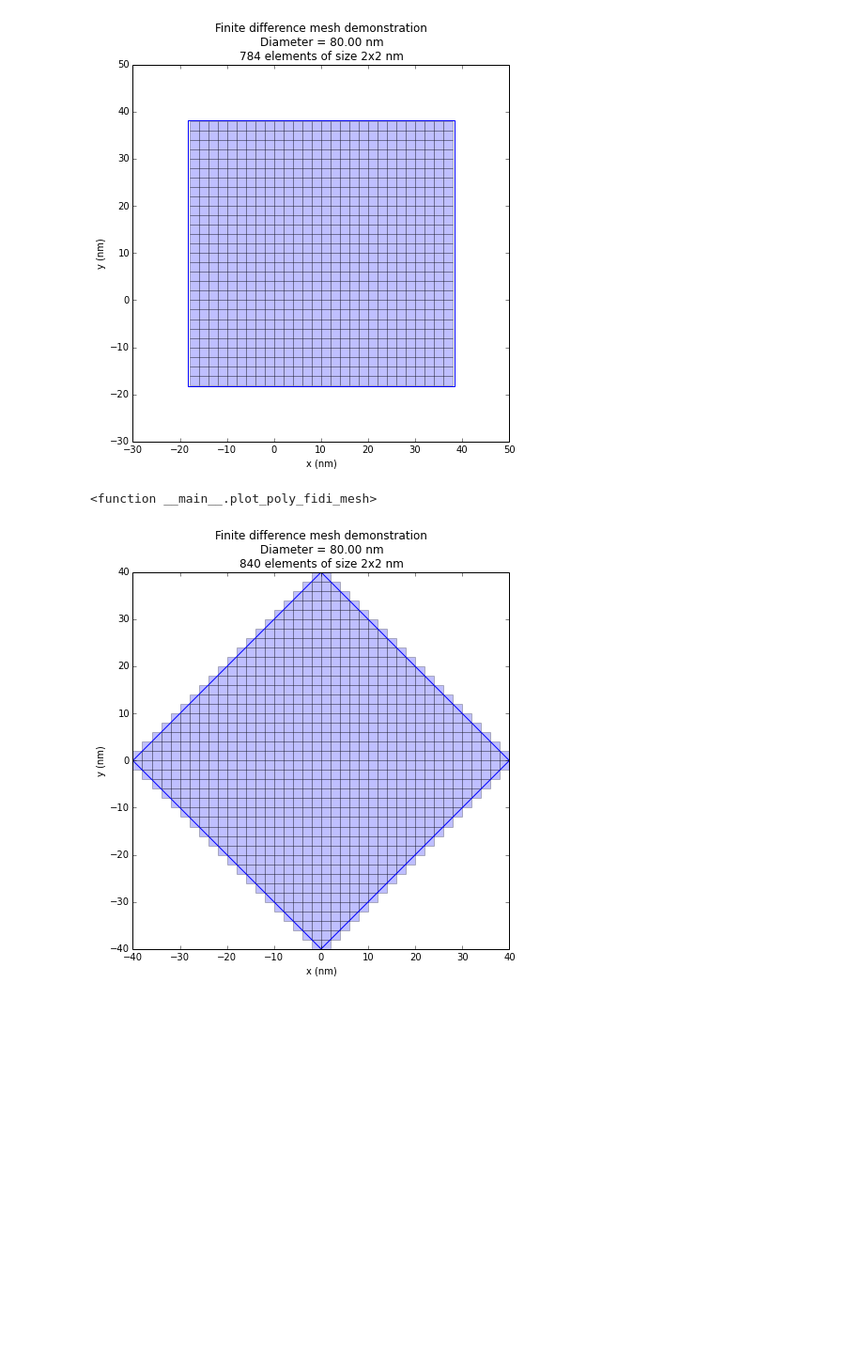
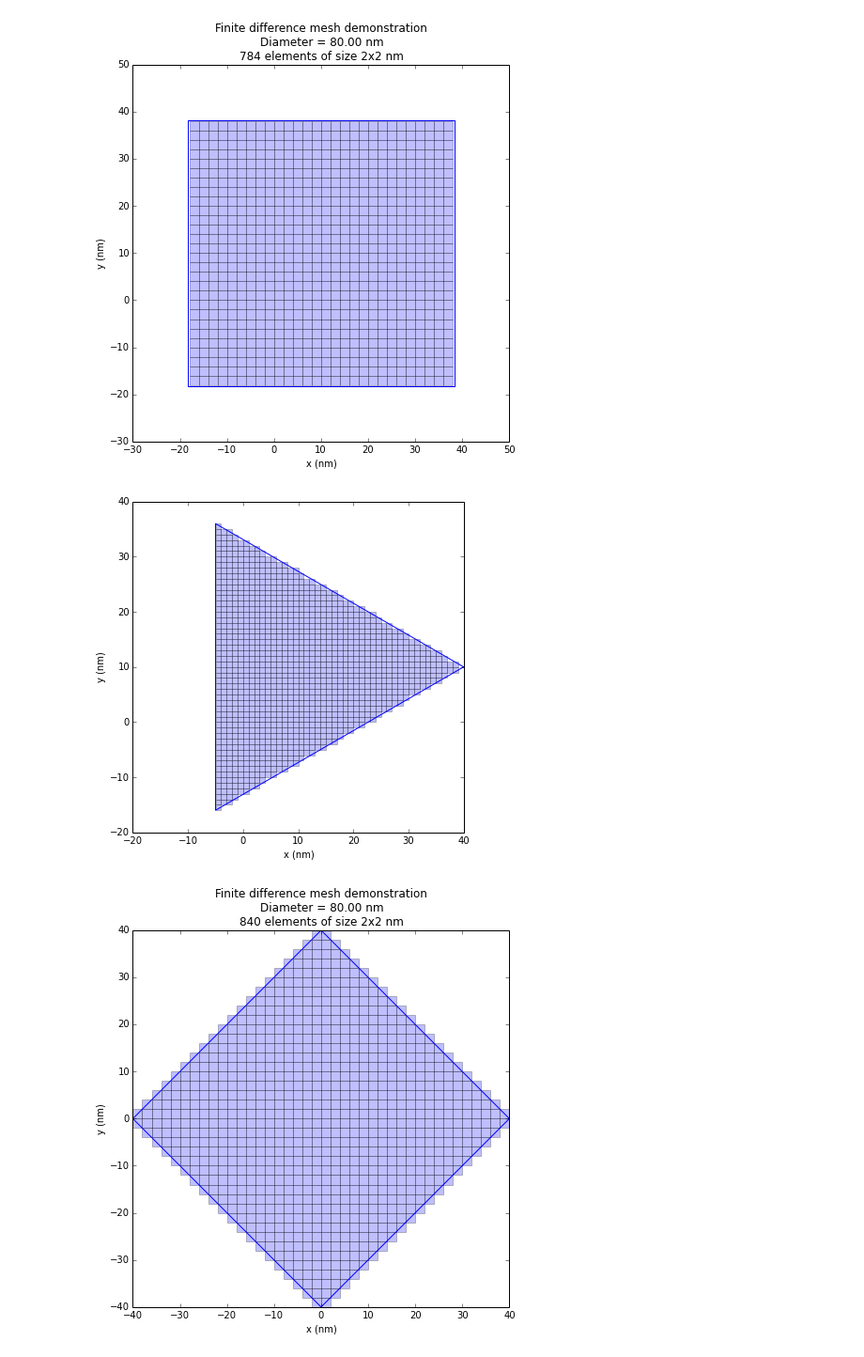
Before and after one commit to fangohr/polygon-finite-difference-mesh-tools, a Jupyter notebook: notebooks/MeshArea.ipynb, the cells around one changed output. Shown at 94% size. Drawn from its saved outputs; the diff is of its cells as text; code cells hidden in the pictures; blank space fills up the shorter version.

```diff
--- a/notebooks/MeshArea.ipynb
+++ b/notebooks/MeshArea.ipynb
@@ -392,15 +391,15 @@ plot_poly_fidi_mesh(diameter=80,n=4,x_spacing=2,y_spacing=2, centre_mesh=False,
 # %%
 pi = np.pi
 interact_manual(plot_poly_fidi_mesh,
-                diameter=(1,200,10),
+                diameter=(10,200,10),
                 n=(3, 100, 1),
                 x_spacing=(1,10,1) ,
                 y_spacing=(1, 10, 1),
-                rotation = (0, 2*pi, pi/4.),
+                rotation = (0, 2*pi, pi/8.),
                 translate=fixed((10,10)),
                 centre_mesh={'auto':'auto', 'True':True, 'False':False})
 # %% [output]
-<function __main__.plot_poly_fidi_mesh>
+[figure, added]
 # %%
 plot_poly_fidi_mesh()
 # %% [output]
```
Also changed, not shown: parts of 4 cells of this notebook, 1 other file.
